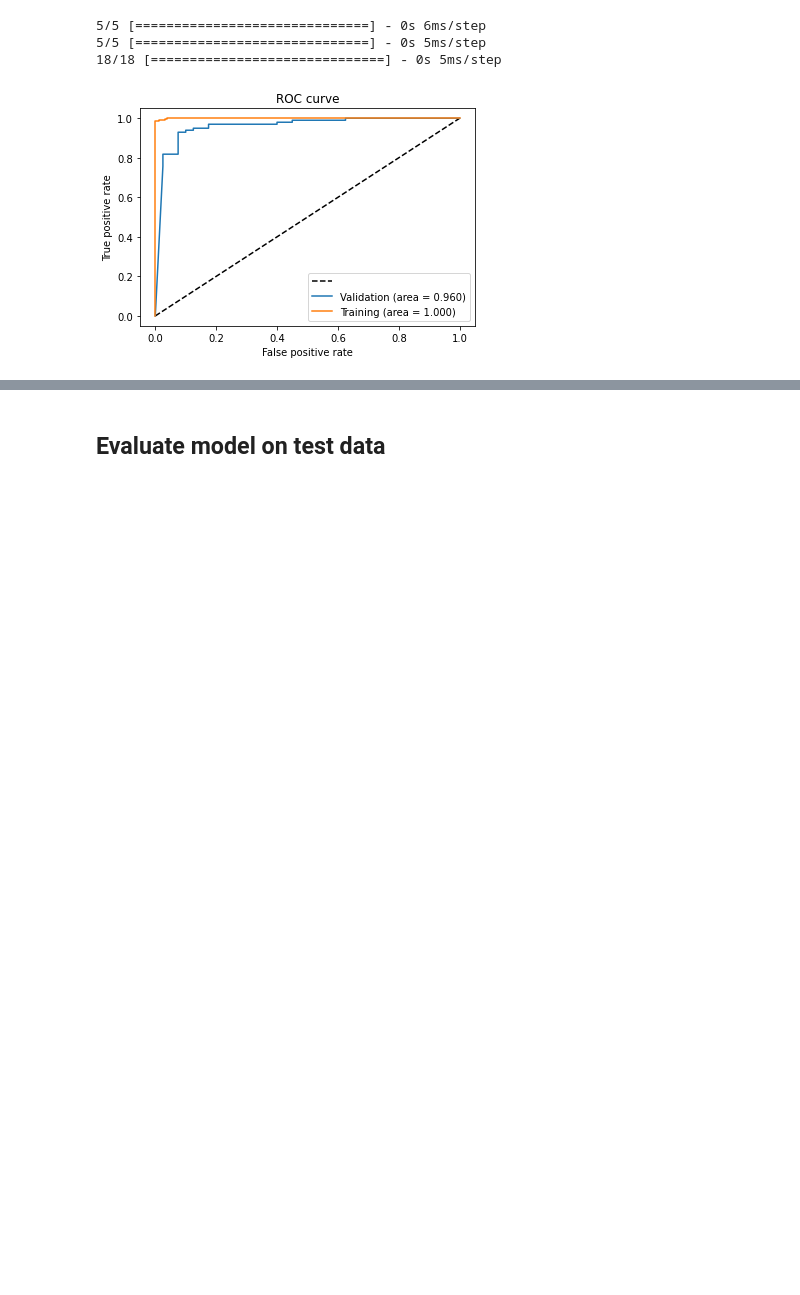
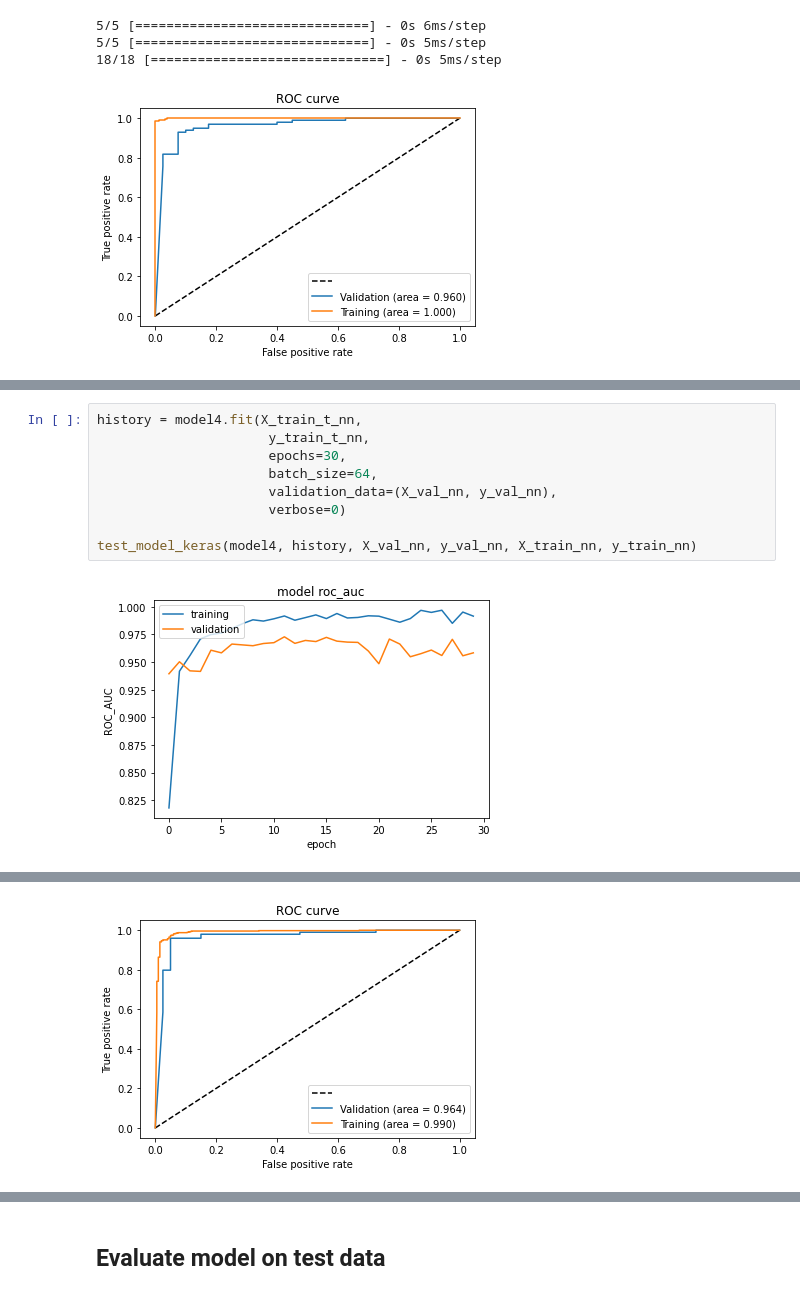
Before and after one commit to Zoya-Anwar/PythonSmellClassifiers-Mark, a Jupyter notebook: smell-classifier.py.ipynb, the cells around one changed output, grey strips where cells are left out. Saved outputs shown, nothing was run; the diff lists cells and outputs as text; blank space fills up the shorter version.

```diff
--- a/smell-classifier.py.ipynb
+++ b/smell-classifier.py.ipynb
@@ -1563,0 +1546,11 @@ test_model_keras(model4, history, X_val_nn, y_val_nn, X_train_nn, y_train_nn)
+# %%
+history = model4.fit(X_train_t_nn,
+                      y_train_t_nn,
+                      epochs=30,
+                      batch_size=64,
+                      validation_data=(X_val_nn, y_val_nn),
+                      verbose=0)
+
+test_model_keras(model4, history, X_val_nn, y_val_nn, X_train_nn, y_train_nn)
+# %% [output]
+[figure, added]
@@ -1563,0 +1560 @@ test_model_keras(model4, history, X_val_nn, y_val_nn, X_train_nn, y_train_nn)
+[figure, added]
```
Also changed, not shown: parts of 68 cells of this notebook.
